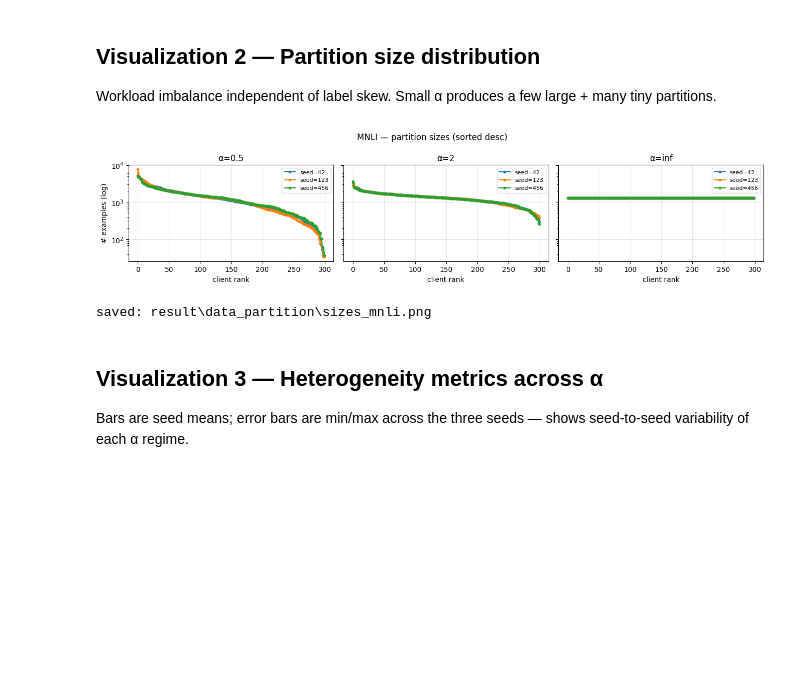
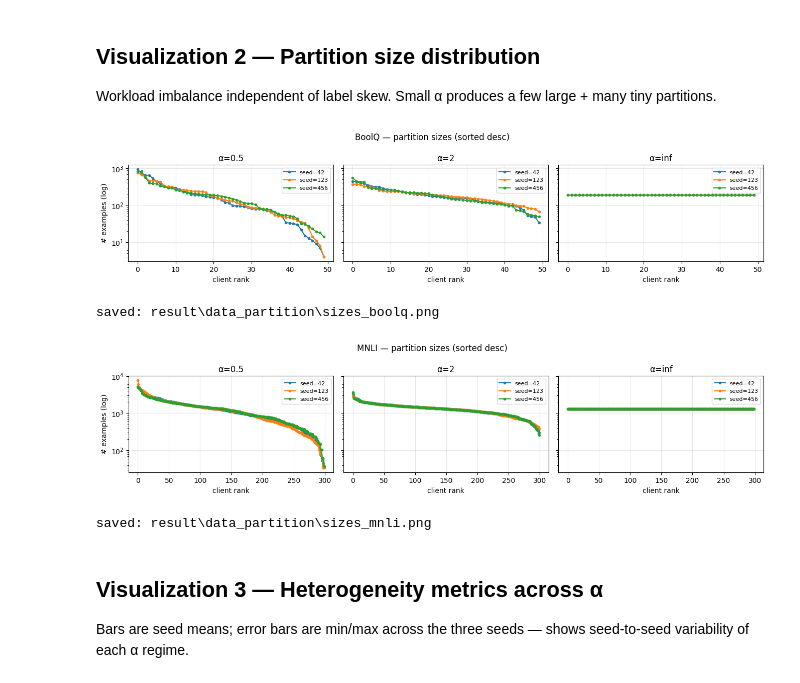
Before and after one commit to ilhamelhamdi/u-flora, a Jupyter notebook: preliminary/dataset_partition.ipynb, the cells around one changed output. Cells and saved outputs as stored; diff of their text form; code cells hidden in the pictures; blank space fills up the shorter version.

Commit message:
try rerun dataset_partition

```diff
--- a/preliminary/dataset_partition.ipynb
+++ b/preliminary/dataset_partition.ipynb
@@ -304,33 +312,35 @@ Workload imbalance independent of label skew. Small α produces a few large + ma
 # %%
 def plot_sizes(task_key: str):
     spec = TASKS[task_key]
     fig, axes = plt.subplots(1, len(ALPHAS), figsize=(4.5 * len(ALPHAS), 3.2), sharey=True)
     for i, alpha in enumerate(ALPHAS):
         ax = axes[i]
         for seed in SEEDS:
             sizes = matrices[(task_key, alpha, seed)].sum(axis=1)
             sizes_sorted = np.sort(sizes)[::-1]
             ax.plot(np.arange(len(sizes_sorted)), sizes_sorted,
                     marker="o", ms=3, label=f"seed={seed}")
         ax.set_title(f"α={alpha_label(alpha)}")
         ax.set_xlabel("client rank")
         ax.grid(True, alpha=0.3)
         ax.set_yscale("log")
         if i == 0:
             ax.set_ylabel("# examples (log)")
         ax.legend(fontsize=8)
     fig.suptitle(f"{spec.name} — partition sizes (sorted desc)", fontsize=12)
     plt.tight_layout()
     out = OUT_DIR / f"sizes_{task_key}.png"
     # plt.savefig(out, dpi=140, bbox_inches="tight")
     plt.show()
     print(f"saved: {out}")
 
-# plot_sizes("boolq")
+plot_sizes("boolq")
 plot_sizes("mnli")
 # %% [output]
-[figure, old version]
+[figure, new version]
-saved: result\data_partition\sizes_mnli.png
+saved: result\data_partition\sizes_boolq.png
+[figure, added]
+saved: result\data_partition\sizes_mnli.png
 # %% [markdown]
 ## Visualization 3 — Heterogeneity metrics across α
 
```
Also changed, not shown: parts of 4 cells of this notebook.
